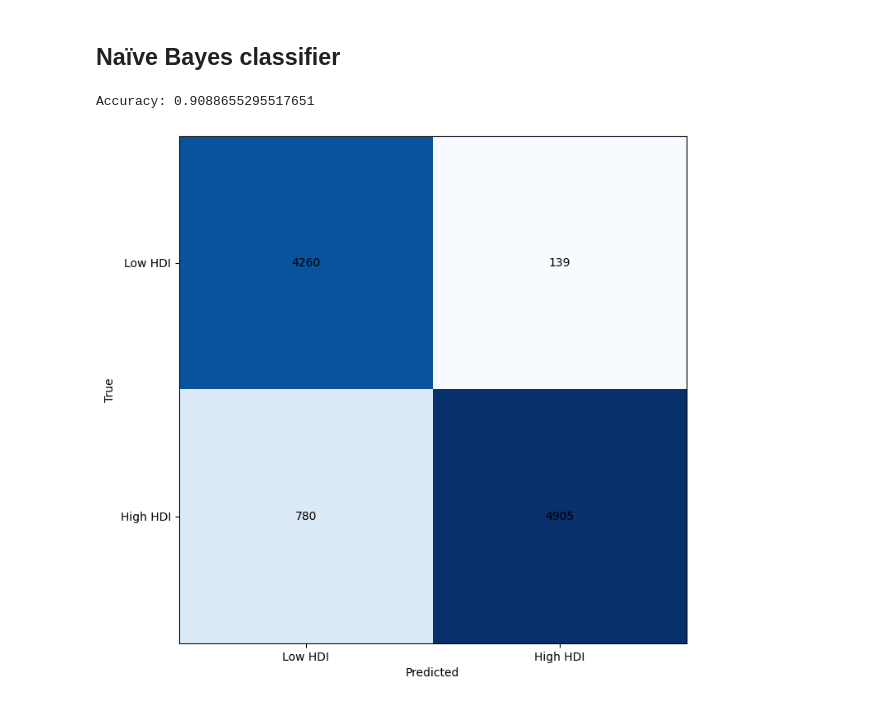
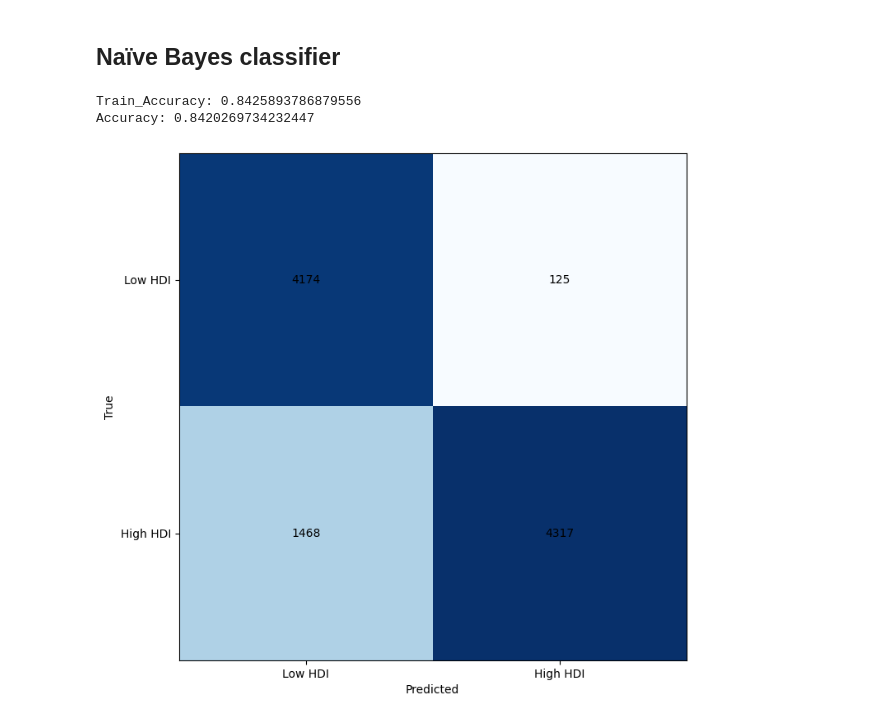
Before and after one commit to jashwanth08/SpringCapstone2023, a Jupyter notebook: Code/covid data analysis.ipynb, the cells around one changed output. Drawn from its saved outputs; the diff is of its cells as text; code cells hidden in the pictures.

Commit message:
Updating the code to compare the accuracy between modules

```diff
--- a/Code/covid data analysis.ipynb
+++ b/Code/covid data analysis.ipynb
@@ -88,9 +88,9 @@ for i in ['total_deaths','total_cases','gdp_per_capita']:
 [figure]
 [figure]
 # %%
-# Forward-fill the missing values
-df1 = df1.fillna(method='ffill')
-df2 = df2.fillna(method='ffill')
+# Backward-fill the missing values
+df1 = df1.fillna(method='bfill')
+df2 = df2.fillna(method='bfill')
 # %%
 print('\n', df1.isna().sum())
 print("*"*50)
@@ -432,35 +463,39 @@ train, test = train_test_split(data, test_size=0.2, random_state=42)
 
 # Train the Naive Bayes classifier
 gnb = GaussianNB()
 gnb.fit(train[features], train['hdi_binary'])
 
 # Predict the outcomes for the testing data
 y_pred = gnb.predict(test[features])
 
+train_accuracy = accuracy_score(train['hdi_binary'], gnb.predict(train[features]))
+print('Train_Accuracy:', train_accuracy)
+
 # Evaluate the performance of the classifier
 accuracy = accuracy_score(test['hdi_binary'], y_pred)
 print('Accuracy:', accuracy)
 
 # Create a confusion matrix
 cm = confusion_matrix(test['hdi_binary'], y_pred)
 
 # Plot the confusion matrix
 fig, ax = plt.subplots(figsize=(8, 8))
 ax.imshow(cm, cmap='Blues')
 ax.grid(False)
 ax.set_xlabel('Predicted')
 ax.set_ylabel('True')
 ax.set_xticks([0, 1])
 ax.set_yticks([0, 1])
 ax.set_xticklabels(['Low HDI', 'High HDI'])
 ax.set_yticklabels(['Low HDI', 'High HDI'])
 for i in range(2):
     for j in range(2):
         ax.text(j, i, str(cm[i][j]), ha='center', va='center', color='black')
 plt.show()
 # %% [output]
-Accuracy: 0.9088655295517651
+Train_Accuracy: 0.8425893786879556
+Accuracy: 0.8420269734232447
-[figure, old version]
+[figure, new version]
 # %%
 
 # Load the dataset
```
Also changed, not shown: parts of 17 cells of this notebook.
